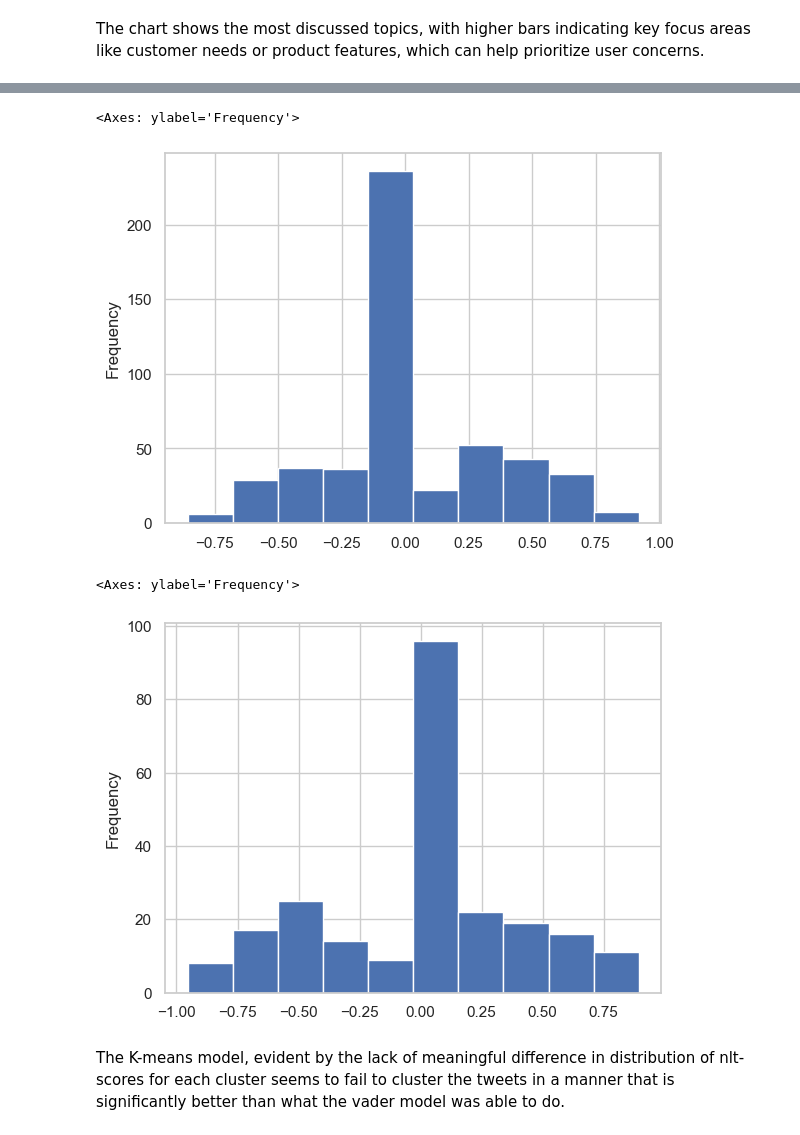
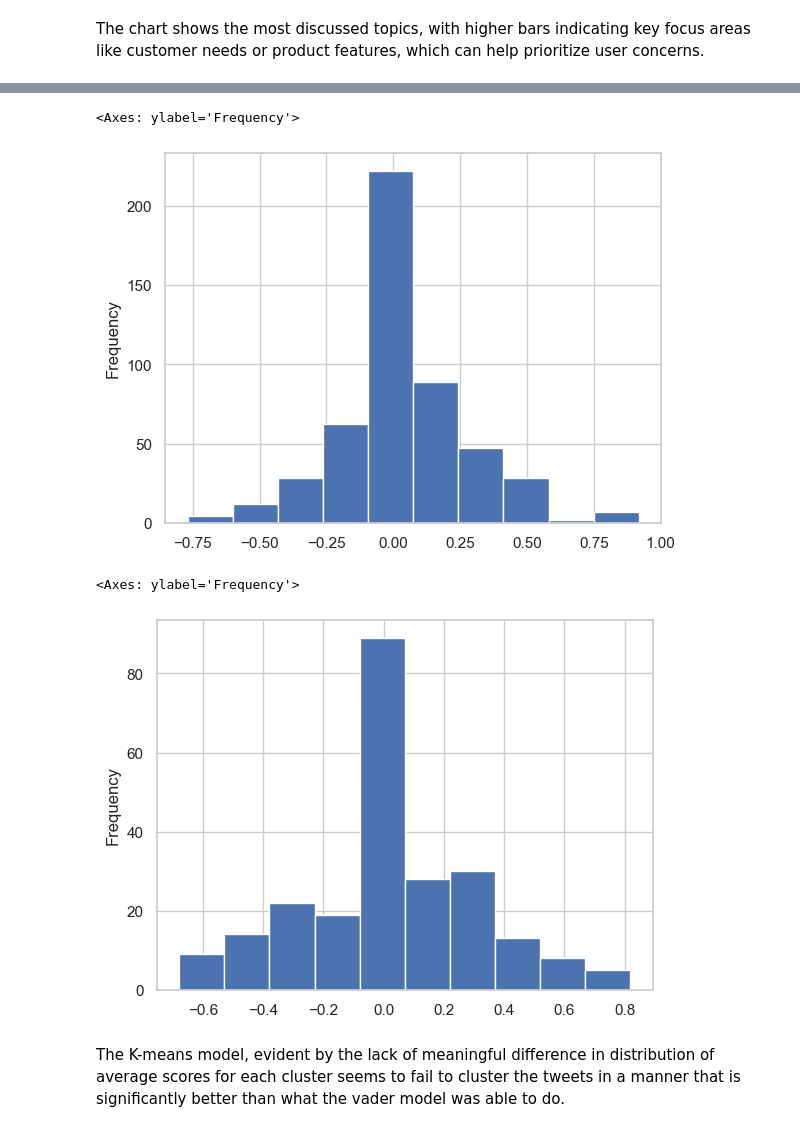
Before and after one commit to Luwate/phase-4-project, a Jupyter notebook: NLP PROJECT.ipynb, the cells around one changed output, grey strips where cells are left out. Saved outputs shown, nothing was run; the diff lists cells and outputs as text; code cells hidden in the pictures.

Commit message:
Add blob

```diff
--- a/NLP PROJECT.ipynb
+++ b/NLP PROJECT.ipynb
@@ -297,0 +334,2 @@ In order to attempt to combat this, we can attempt to make use of a different mo
+# %%
+df_clean['average_sentiment'] = (df_clean['nltk_sentiment'] + df_clean['blob_sentiment']) / 2
@@ -297,0 +352,37 @@ In order to attempt to combat this, we can attempt to make use of a different mo
+# %%
+
+# Visualization
+
+# Set the style of seaborn
+sns.set(style="whitegrid")
+
+# Histogram of sentiment scores
+plt.figure(figsize=(10, 6))
+sns.histplot(df_clean['average_sentiment'], bins=20, kde=True, color='blue')
+plt.title('Distribution of Sentiment Scores')
+plt.xlabel('Sentiment Score')
+plt.ylabel('Frequency')
+plt.axvline(0, color='red', linestyle='--')  # Line for neutral sentiment
+plt.show()
+
+# Categorizing sentiment scores
+def categorize_sentiment(score):
+    if score > 0.05:
+        return 'Positive'
+    elif score < -0.05:
+        return 'Negative'
+    else:
+        return 'Neutral'
+
+df_clean['sentiment_category'] = df_clean['average_sentiment'].apply(categorize_sentiment)
+
+# Count the number of occurrences of each sentiment category
+sentiment_counts = df_clean['sentiment_category'].value_counts()
+
+# Bar chart for sentiment categories
+plt.figure(figsize=(8, 5))
+sns.barplot(x=sentiment_counts.index, y=sentiment_counts.values, palette='viridis')
+plt.title('Sentiment Categories')
+plt.xlabel('Sentiment Category')
+plt.ylabel('Count')
+plt.show()
@@ -381,12 +500,12 @@ df_clean[df_clean['cluster'] == 0]['nltk_sentiment'].plot.hist()
 # %%
-df_clean[df_clean['cluster'] == 1]['nltk_sentiment'].plot.hist()
+df_clean[df_clean['cluster'] == 1]['average_sentiment'].plot.hist()
 # %% [output]
 <Axes: ylabel='Frequency'>
-[figure, old version]
+[figure, new version]
 # %%
-df_clean[df_clean['cluster'] == 2]['nltk_sentiment'].plot.hist()
+df_clean[df_clean['cluster'] == 2]['average_sentiment'].plot.hist()
 # %% [output]
 <Axes: ylabel='Frequency'>
-[figure, old version]
+[figure, new version]
 # %% [markdown]
-The K-means model, evident by the lack of meaningful difference in distribution of nlt-scores for each cluster seems to fail to cluster the tweets in a manner that is significantly better than what the vader model was able to do.
+The K-means model, evident by the lack of meaningful difference in distribution of average scores for each cluster seems to fail to cluster the tweets in a manner that is significantly better than what the vader model was able to do.
```
Also changed, not shown: parts of 19 cells of this notebook.
